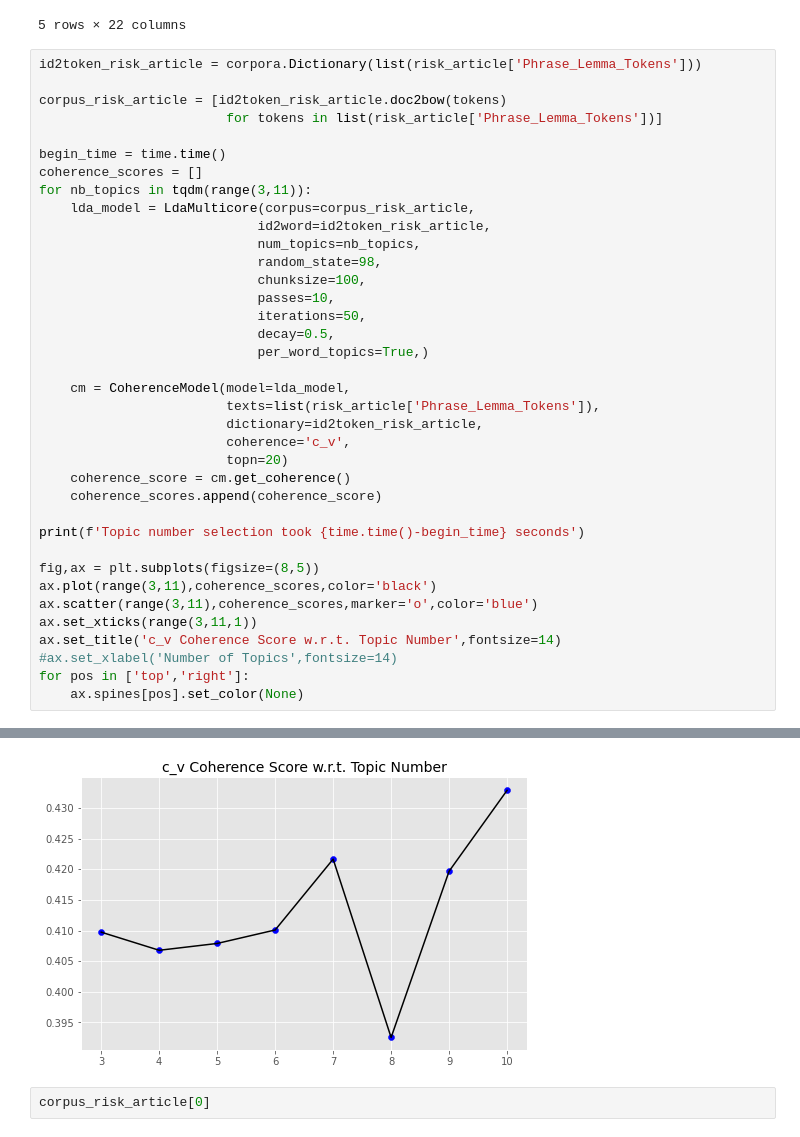
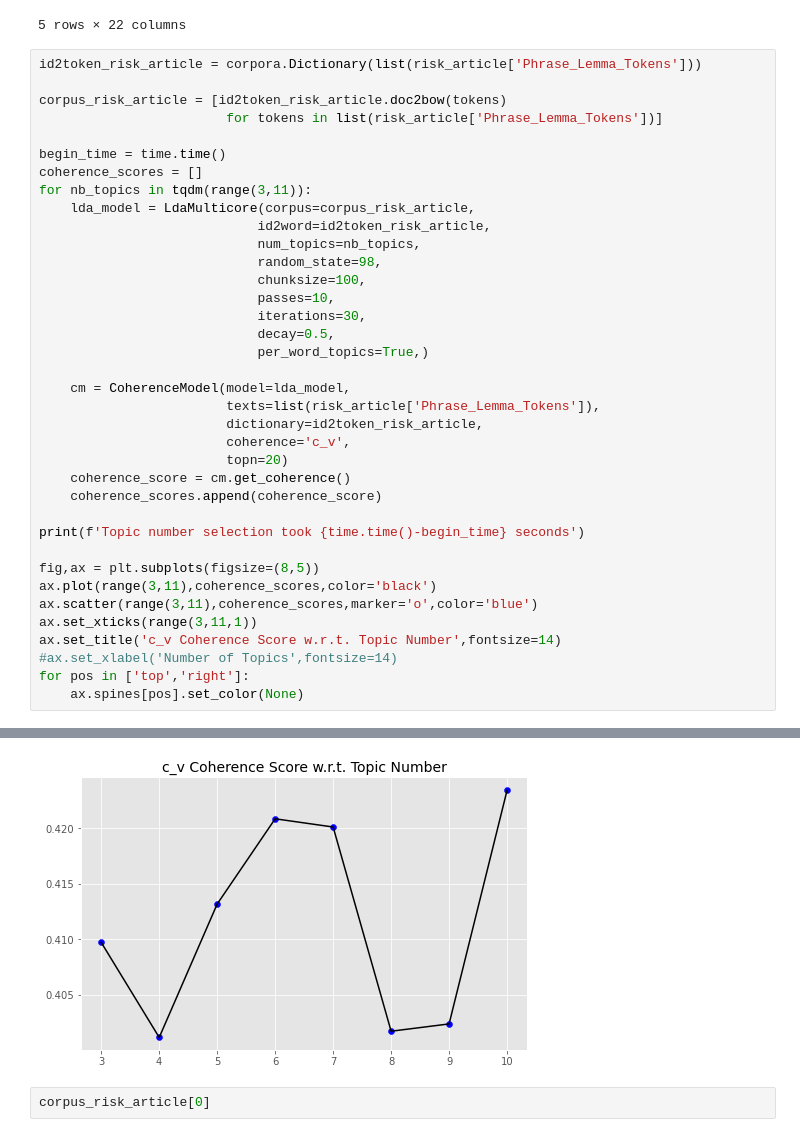
Before and after one commit to laiduy98/cose-19, a Jupyter notebook: notebooks/severity_clustering.ipynb, the cells around one changed output, grey strips where cells are left out. Saved outputs shown, nothing was run; the diff lists cells and outputs as text.

```diff
--- a/notebooks/severity_clustering.ipynb
+++ b/notebooks/severity_clustering.ipynb
@@ -277,7 +277,7 @@ for nb_topics in tqdm(range(3,11)):
                             random_state=98,
                             chunksize=100,
                             passes=10,
-                            iterations=50,
+                            iterations=30,
                             decay=0.5,
                             per_word_topics=True,)
 
@@ -304,4 +304,4 @@ Topic number selection took 428.38461422920227 seconds
-[figure, old version]
+[figure, new version]
 # %%
 corpus_risk_article[0]
 # %% [output]
```
Also changed, not shown: parts of 2 cells of this notebook.
